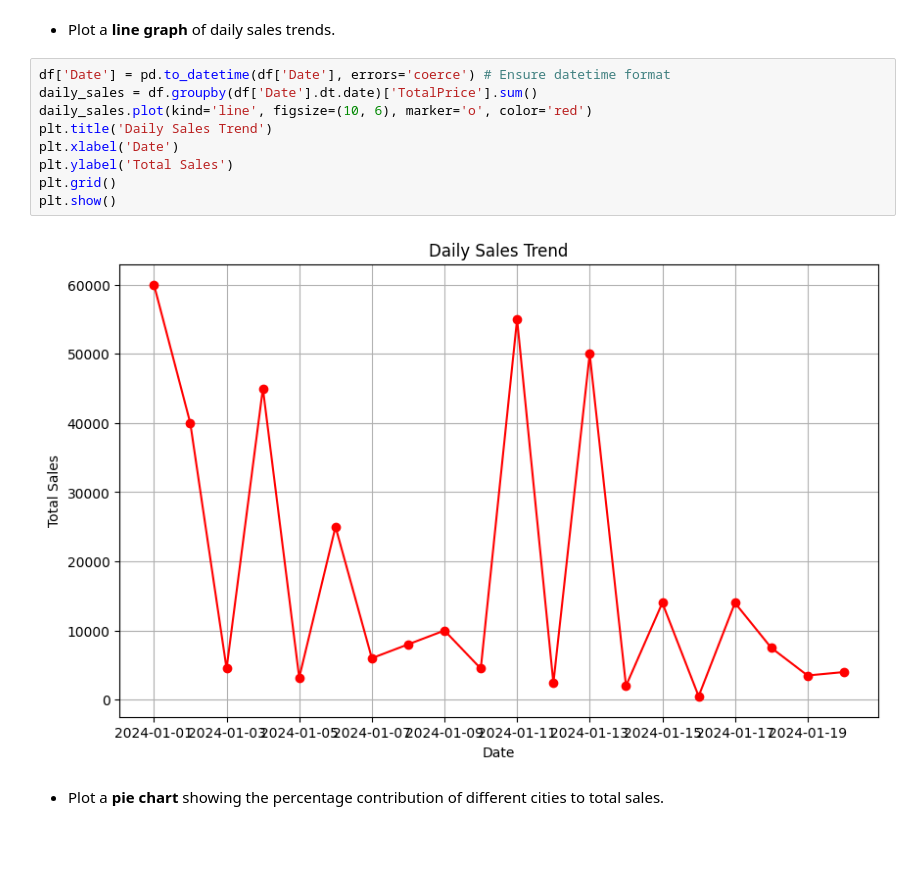
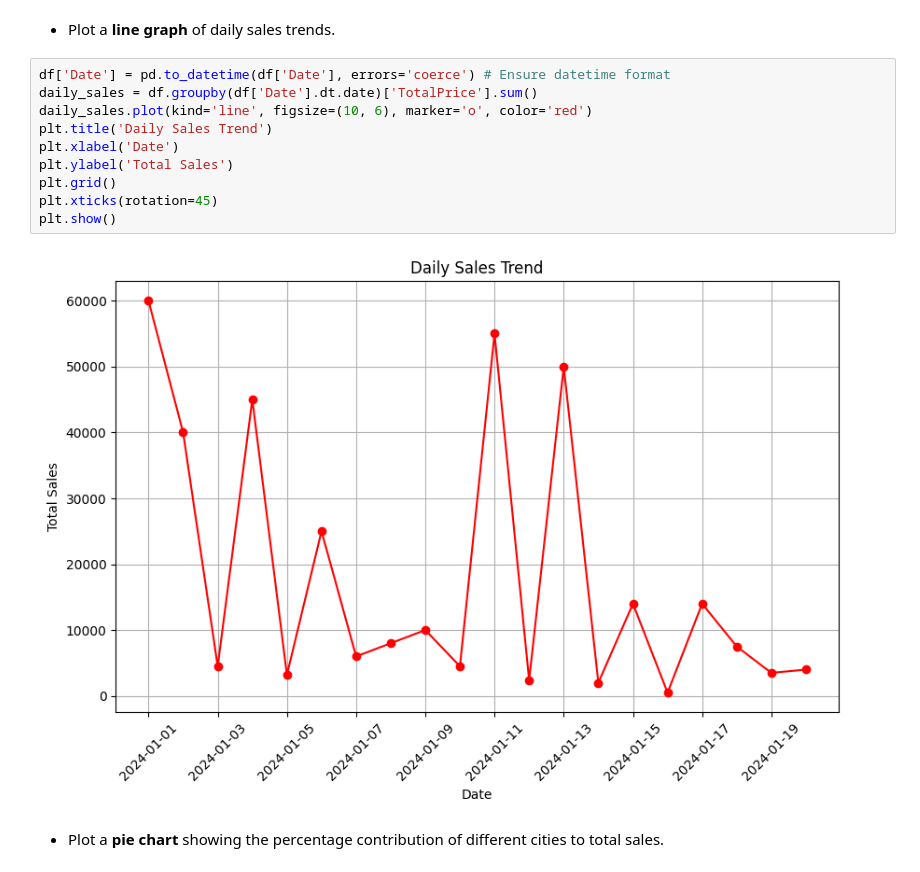
Before and after one commit to nilaysarma/IITG-Python-Projects, a Jupyter notebook: Week8/Retail_Sales_Data_Analysis.ipynb, the cells around one changed output. Cells and saved outputs as stored; diff of their text form; blank space fills up the shorter version.

```diff
--- a/Week8/Retail_Sales_Data_Analysis.ipynb
+++ b/Week8/Retail_Sales_Data_Analysis.ipynb
@@ -143,14 +143,15 @@ plt.show()
 # %%
 df['Date'] = pd.to_datetime(df['Date'], errors='coerce') # Ensure datetime format
 daily_sales = df.groupby(df['Date'].dt.date)['TotalPrice'].sum()
 daily_sales.plot(kind='line', figsize=(10, 6), marker='o', color='red')
 plt.title('Daily Sales Trend')
 plt.xlabel('Date')
 plt.ylabel('Total Sales')
 plt.grid()
+plt.xticks(rotation=45)
 plt.show()
 # %% [output]
-[figure, old version]
+[figure, new version]
 # %% [markdown]
 - Plot a **pie chart** showing the percentage contribution of different cities to total sales.
 # %%
```
